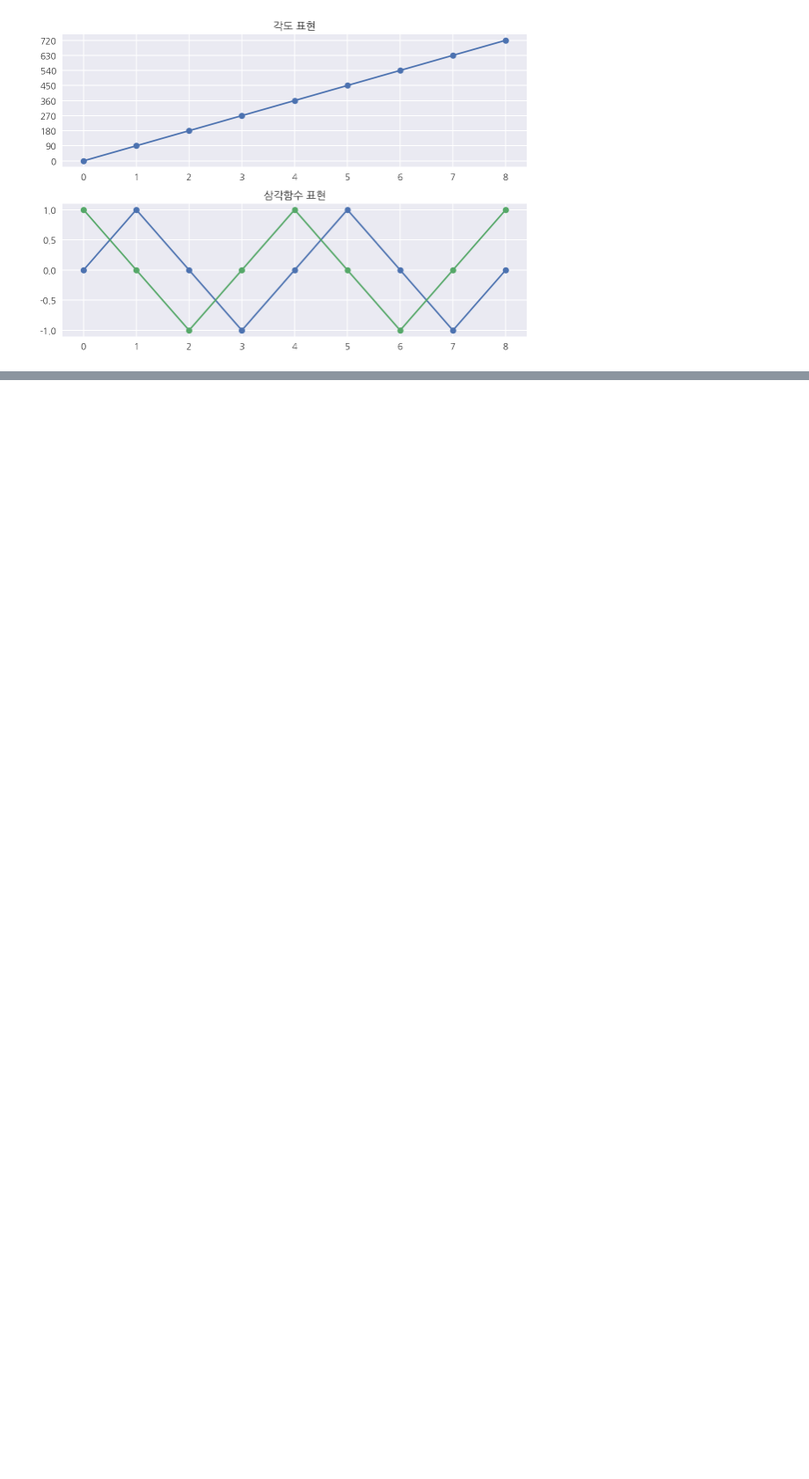
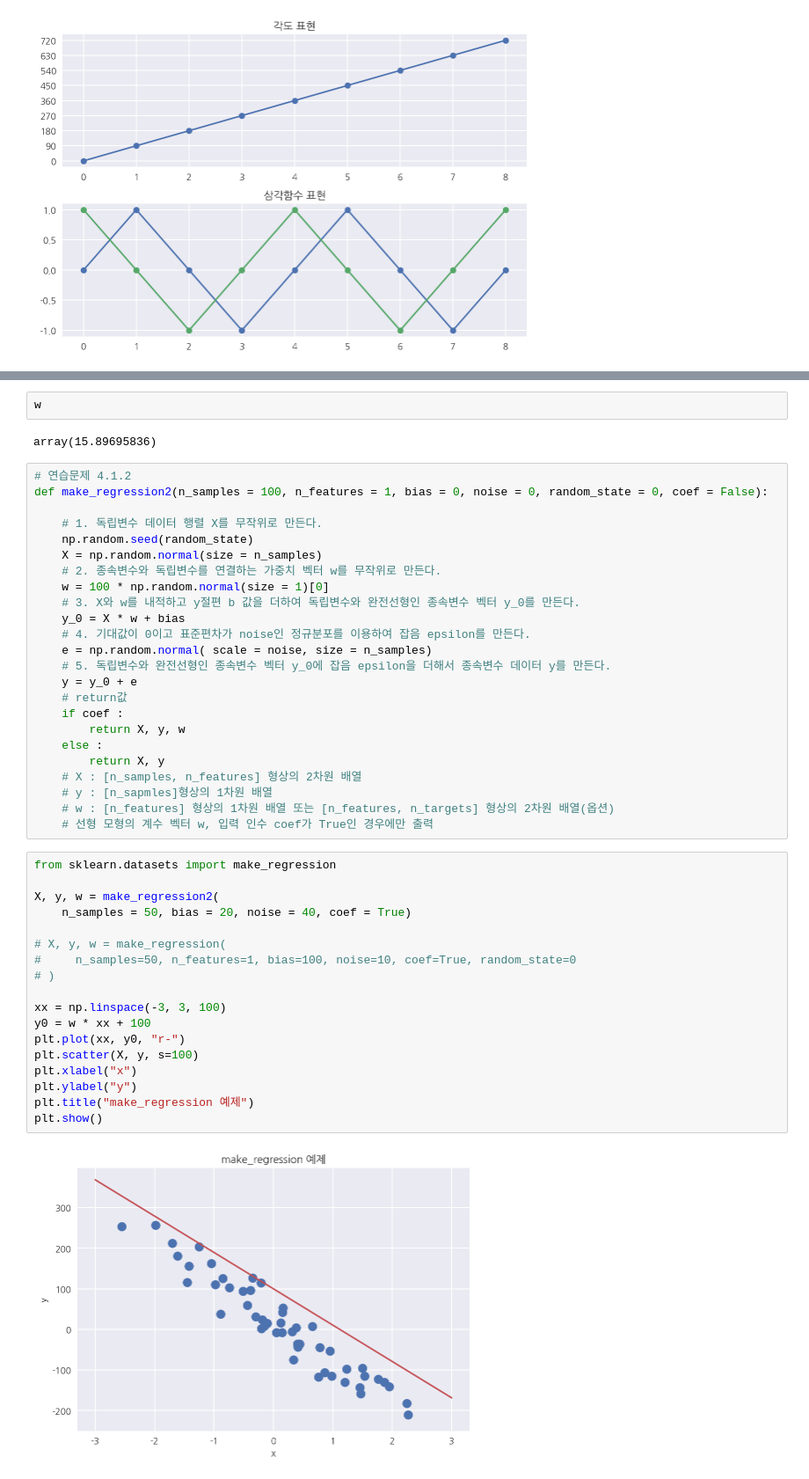
Before and after one commit to whguswls58/TIL, a Jupyter notebook: math/200513_math_14.ipynb, the cells around one changed output, grey strips where cells are left out. Shown at 88% size. Saved outputs shown, nothing was run; the diff lists cells and outputs as text; blank space fills up the shorter version.

```diff
--- a/math/200513_math_14.ipynb
+++ b/math/200513_math_14.ipynb
@@ -350,0 +404,48 @@ plt.show()
+# %%
+w
+# %% [output]
+array(15.89695836)
+# %%
+# 연습문제 4.1.2
+def make_regression2(n_samples = 100, n_features = 1, bias = 0, noise = 0, random_state = 0, coef = False):
+
+    # 1. 독립변수 데이터 행렬 X를 무작위로 만든다.
+    np.random.seed(random_state)
+    X = np.random.normal(size = n_samples)
+    # 2. 종속변수와 독립변수를 연결하는 가중치 벡터 w를 무작위로 만든다.
+    w = 100 * np.random.normal(size = 1)[0]
+    # 3. X와 w를 내적하고 y절편 b 값을 더하여 독립변수와 완전선형인 종속변수 벡터 y_0를 만든다.
+    y_0 = X * w + bias
+    # 4. 기대값이 0이고 표준편차가 noise인 정규분포를 이용하여 잡음 epsilon를 만든다.
+    e = np.random.normal( scale = noise, size = n_samples)
+    # 5. 독립변수와 완전선형인 종속변수 벡터 y_0에 잡음 epsilon을 더해서 종속변수 데이터 y를 만든다.
+    y = y_0 + e
+    # return값
+    if coef :
+        return X, y, w
+    else :
+        return X, y
+    # X : [n_samples, n_features] 형상의 2차원 배열
+    # y : [n_sapmles]형상의 1차원 배열
+    # w : [n_features] 형상의 1차원 배열 또는 [n_features, n_targets] 형상의 2차원 배열(옵션)
+    # 선형 모형의 계수 벡터 w, 입력 인수 coef가 True인 경우에만 출력
+# %%
+from sklearn.datasets import make_regression
+
+X, y, w = make_regression2(
+    n_samples = 50, bias = 20, noise = 40, coef = True)
+
+# X, y, w = make_regression(
+#     n_samples=50, n_features=1, bias=100, noise=10, coef=True, random_state=0
+# )
+
+xx = np.linspace(-3, 3, 100)
+y0 = w * xx + 100
+plt.plot(xx, y0, "r-")
+plt.scatter(X, y, s=100)
+plt.xlabel("x")
+plt.ylabel("y")
+plt.title("make_regression 예제")
+plt.show()
+# %% [output]
+[figure, added]
```
Also changed, not shown: parts of 9 cells of this notebook.
